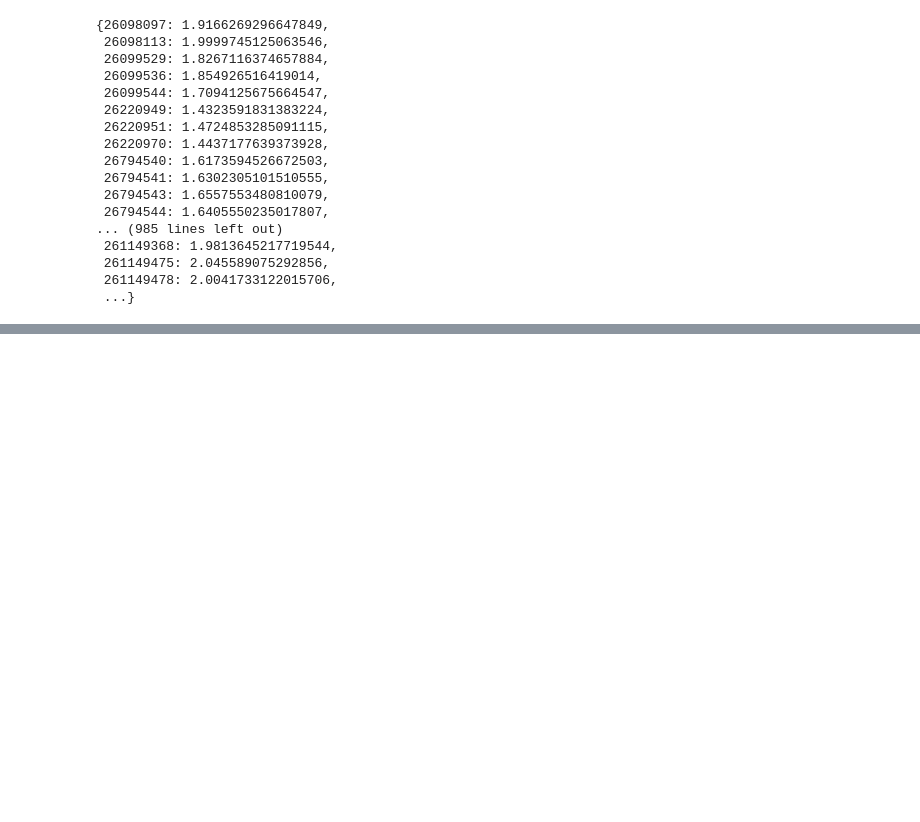
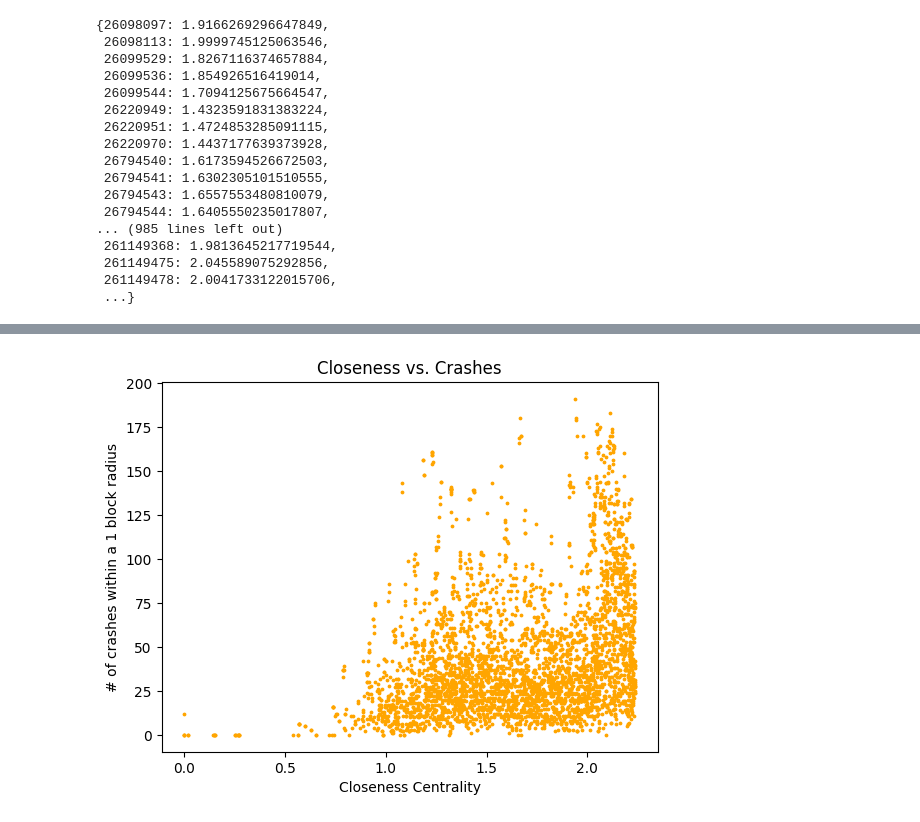
Before and after one commit to BlueOceanWave/CS579-Project-2, a Jupyter notebook: traffic-lights.ipynb, the cells around one changed output, grey strips where cells are left out. Saved outputs shown, nothing was run; the diff lists cells and outputs as text; code cells hidden in the pictures; blank space fills up the shorter version.

```diff
--- a/traffic-lights.ipynb
+++ b/traffic-lights.ipynb
@@ -298,0 +449,13 @@ Degree
+# %%
+plt.scatter(g_closeness, g_crashes, c='orange', s=3)
+
+# Add title and labels
+plt.title('Closeness vs. Crashes')
+plt.xlabel('Closeness Centrality')
+plt.ylabel('# of crashes within a 1 block radius')
+
+# Show plot
+plt.savefig("Graphs/Closeness vs. Crash.png", dpi=1000)
+plt.show()
+# %% [output]
+[figure, added]
```
Also changed, not shown: parts of 28 cells of this notebook, 12 other files.
